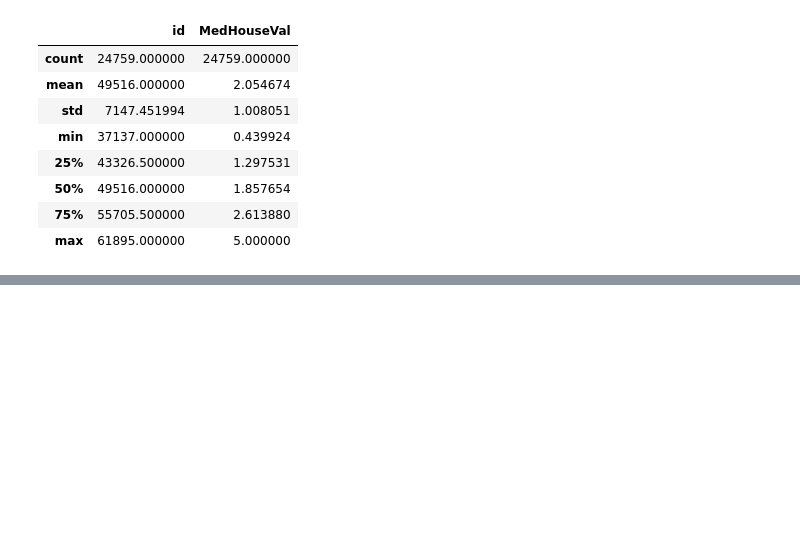
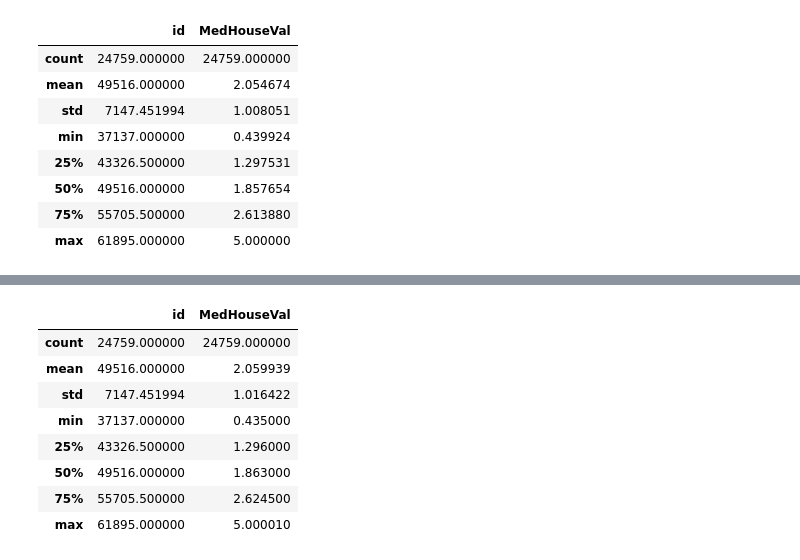
Before and after one commit to Analytics-Data-Science-and-Tech/Analytics_Data_Science, a Jupyter notebook: Tabular-Playground-Series/Tabular-Playground-Jan-2023/Ep1/Feature_Engineering.ipynb, the cells around one changed output, grey strips where cells are left out. Drawn from its saved outputs; the diff is of its cells as text; code cells hidden in the pictures; blank space fills up the shorter version.

```diff
--- a/Tabular-Playground-Series/Tabular-Playground-Jan-2023/Ep1/Feature_Engineering.ipynb
+++ b/Tabular-Playground-Series/Tabular-Playground-Jan-2023/Ep1/Feature_Engineering.ipynb
@@ -509,0 +517,3 @@ sub_out.to_csv('sub_out.csv', index = False)
+# %%
+blend = pd.read_csv('blend_submission_final.csv')
+blend.head()
@@ -509,0 +527,12 @@ sub_out.to_csv('sub_out.csv', index = False)
+# %%
+blend.describe()
+# %% [output]
+|  | id | MedHouseVal |
+| count | 24759.000000 | 24759.000000 |
+| mean | 49516.000000 | 2.059939 |
+| std | 7147.451994 | 1.016422 |
+| min | 37137.000000 | 0.435000 |
+| 25% | 43326.500000 | 1.296000 |
+| 50% | 49516.000000 | 1.863000 |
+| 75% | 55705.500000 | 2.624500 |
+| max | 61895.000000 | 5.000010 |
```
Also changed, not shown: parts of 12 cells of this notebook.
